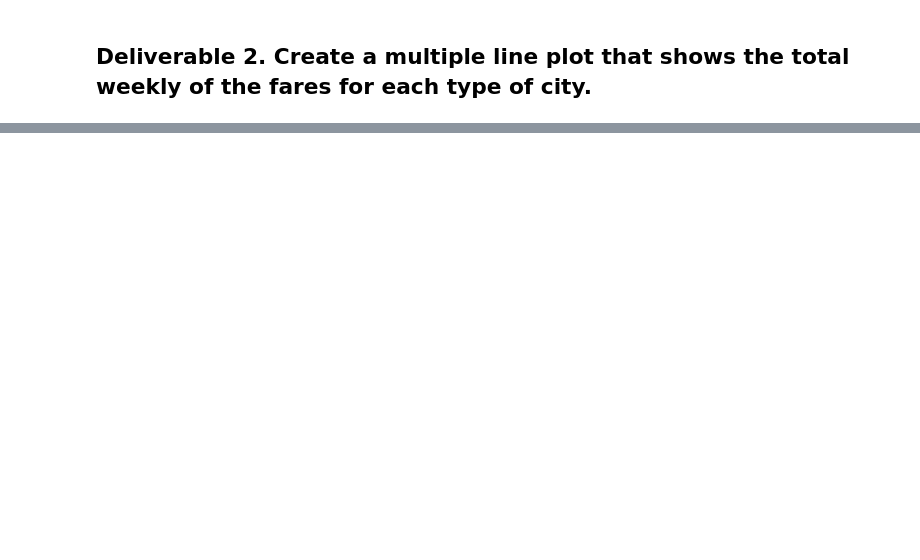
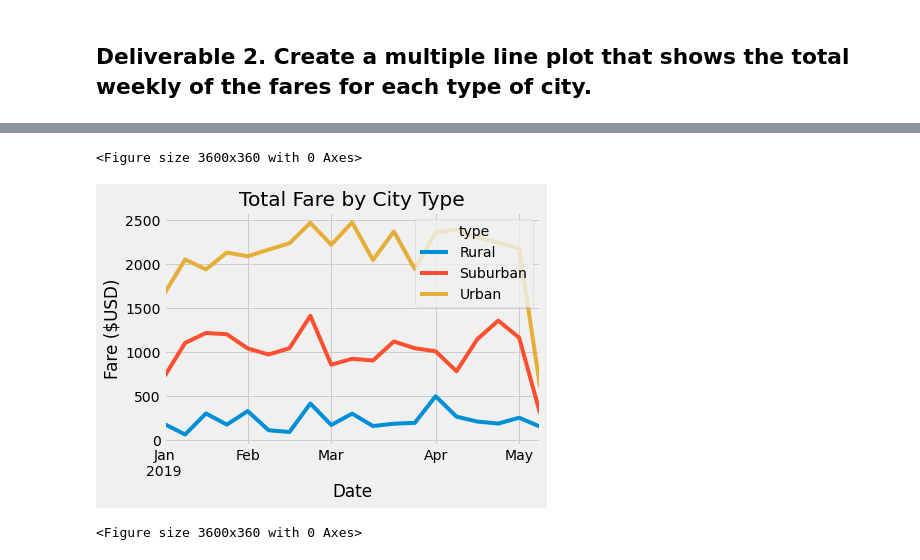
Before and after one commit to lexsimpson/PyBer_Analysis, a Jupyter notebook: PyBer_Challenge.ipynb, the cells around one changed output, grey strips where cells are left out. Drawn from its saved outputs; the diff is of its cells as text; code cells hidden in the pictures; blank space fills up the shorter version.

```diff
--- a/PyBer_Challenge.ipynb
+++ b/PyBer_Challenge.ipynb
@@ -112,6 +144,12 @@ pyber_df
 # %%
 # 3. Reset the index on the DataFrame you created in #1. This is needed to use the 'pivot()' function.
-# df = df.reset_index()
+sum_fare_by_type = sum_fare_by_type.reset_index()
 # %%
 # 4. Create a pivot table with the 'date' as the index, the columns ='type', and values='fare'
 # to get the total fares for each type of city by the date.
+sum_fare_by_type_pivot = sum_fare_by_type.pivot(
+    index = 'date',
+    columns = 'type',
+    values = 'fare')
+
+sum_fare_by_type_pivot
@@ -120,5 +190,5 @@ pyber_df
 # %%
 # 6. Set the "date" index to datetime datatype. This is necessary to use the resample() method in Step 8.
-# df.index = pd.to_datetime(df.index)
+sum_fare_by_type_pivot.index = pd.to_datetime(sum_fare_by_type_pivot.index)
 # %%
 # 7. Check that the datatype for the index is datetime using df.info()
@@ -125,2 +207,4 @@ pyber_df
 # %%
 # 8. Create a new DataFrame using the "resample()" function by week 'W' and get the sum of the fares for each week.
+weekly_df = sum_fare_by_type_pivot.resample('W').sum()
+weekly_df
@@ -127,7 +230,16 @@ pyber_df
 # %%
 # 8. Using the object-oriented interface method, plot the resample DataFrame using the df.plot() function.
 
 # Import the style from Matplotlib.
 from matplotlib import style
 # Use the graph style fivethirtyeight.
 style.use('fivethirtyeight')
+
+weekly_df.plot()
+plt.title("Total Fare by City Type")
+plt.xlabel("Date")
+plt.ylabel("Fare ($USD)")
+# %% [output]
+<Figure size 3600x360 with 0 Axes>
+[figure, added]
+<Figure size 3600x360 with 0 Axes>
```
Also changed, not shown: parts of 13 cells of this notebook, 1 other file.
